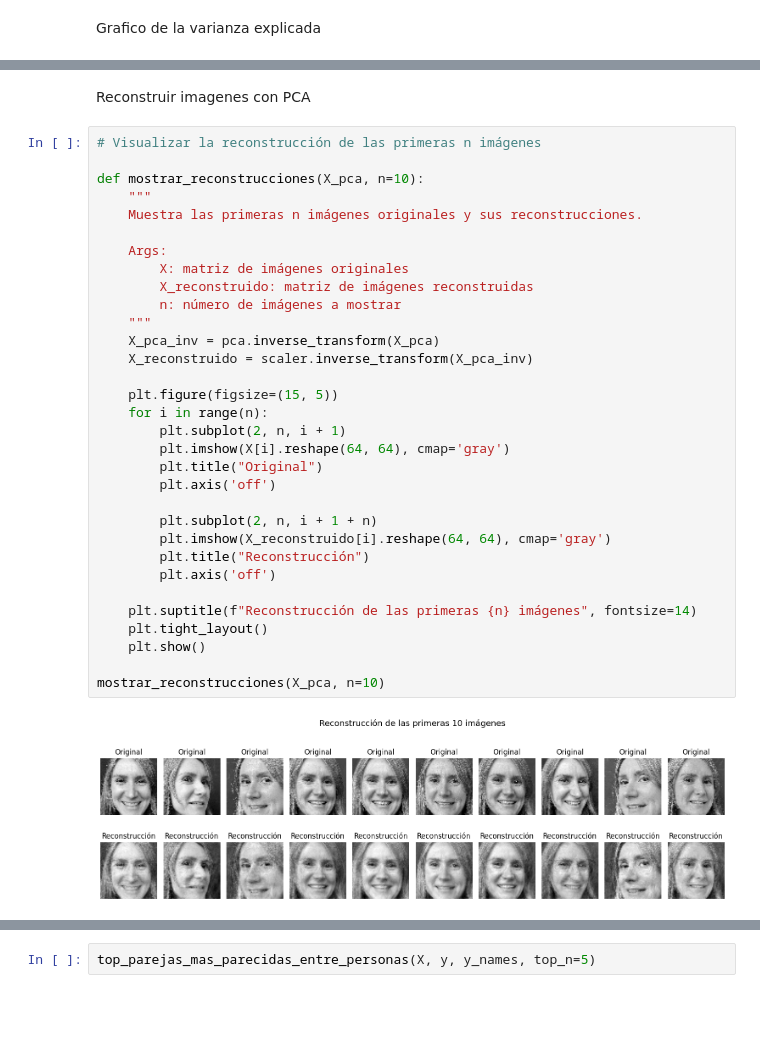
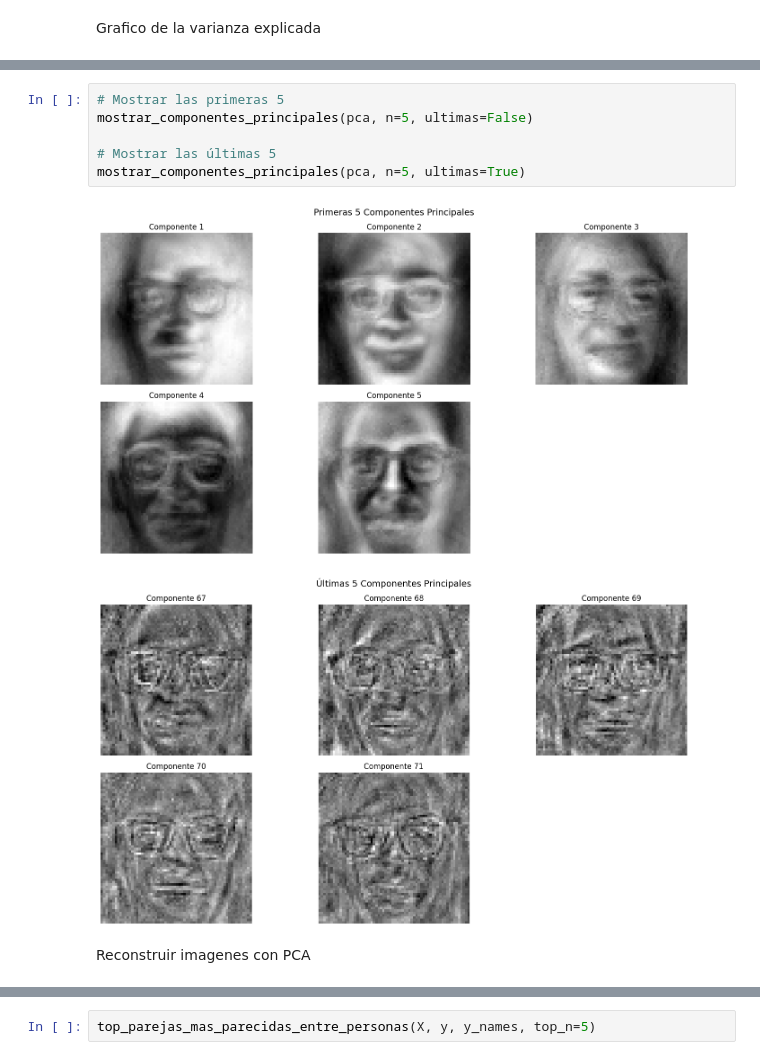
Before and after one commit to bnrey/DMA_g1_nuestras_caras, a Jupyter notebook: nuetras_caras_v2.ipynb, the cells around one changed output, grey strips where cells are left out. Cells and saved outputs as stored; diff of their text form; blank space fills up the shorter version.

```diff
--- a/nuetras_caras_v2.ipynb
+++ b/nuetras_caras_v2.ipynb
@@ -315,36 +350,11 @@ mostrar_componentes_principales(pca, n = 10)
+# %%
+# Mostrar las primeras 5
+mostrar_componentes_principales(pca, n=5, ultimas=False)
+
+# Mostrar las últimas 5
+mostrar_componentes_principales(pca, n=5, ultimas=True)
+# %% [output]
+[figure, added]
+[figure, added]
 # %% [markdown]
 Reconstruir imagenes con PCA
-# %%
-# Visualizar la reconstrucción de las primeras n imágenes
-
-def mostrar_reconstrucciones(X_pca, n=10):
-    """
-    Muestra las primeras n imágenes originales y sus reconstrucciones.
-
-    Args:
-        X: matriz de imágenes originales
-        X_reconstruido: matriz de imágenes reconstruidas
-        n: número de imágenes a mostrar
-    """
-    X_pca_inv = pca.inverse_transform(X_pca)
-    X_reconstruido = scaler.inverse_transform(X_pca_inv)
-
-    plt.figure(figsize=(15, 5))
-    for i in range(n):
-        plt.subplot(2, n, i + 1)
-        plt.imshow(X[i].reshape(64, 64), cmap='gray')
-        plt.title("Original")
-        plt.axis('off')
-
-        plt.subplot(2, n, i + 1 + n)
-        plt.imshow(X_reconstruido[i].reshape(64, 64), cmap='gray')
-        plt.title("Reconstrucción")
-        plt.axis('off')
-
-    plt.suptitle(f"Reconstrucción de las primeras {n} imágenes", fontsize=14)
-    plt.tight_layout()
-    plt.show()
-
-mostrar_reconstrucciones(X_pca, n=10)
-# %% [output]
-[figure, removed]
```
Also changed, not shown: parts of 23 cells of this notebook.
